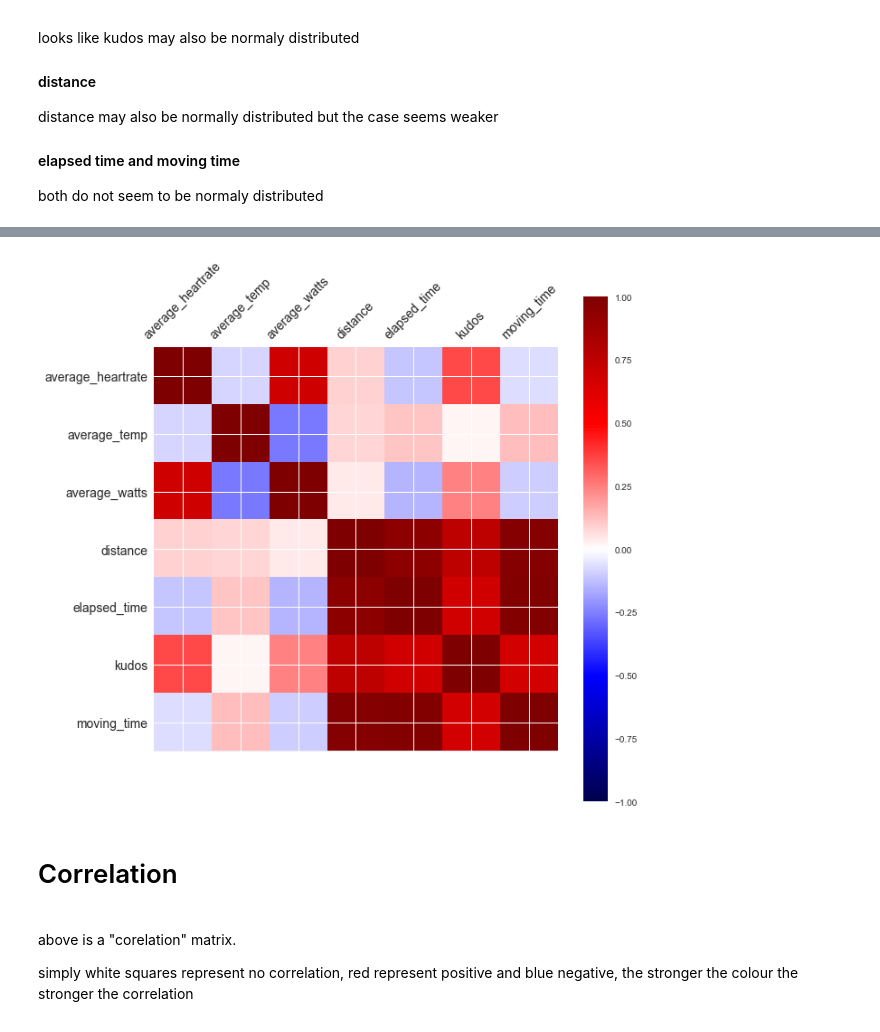
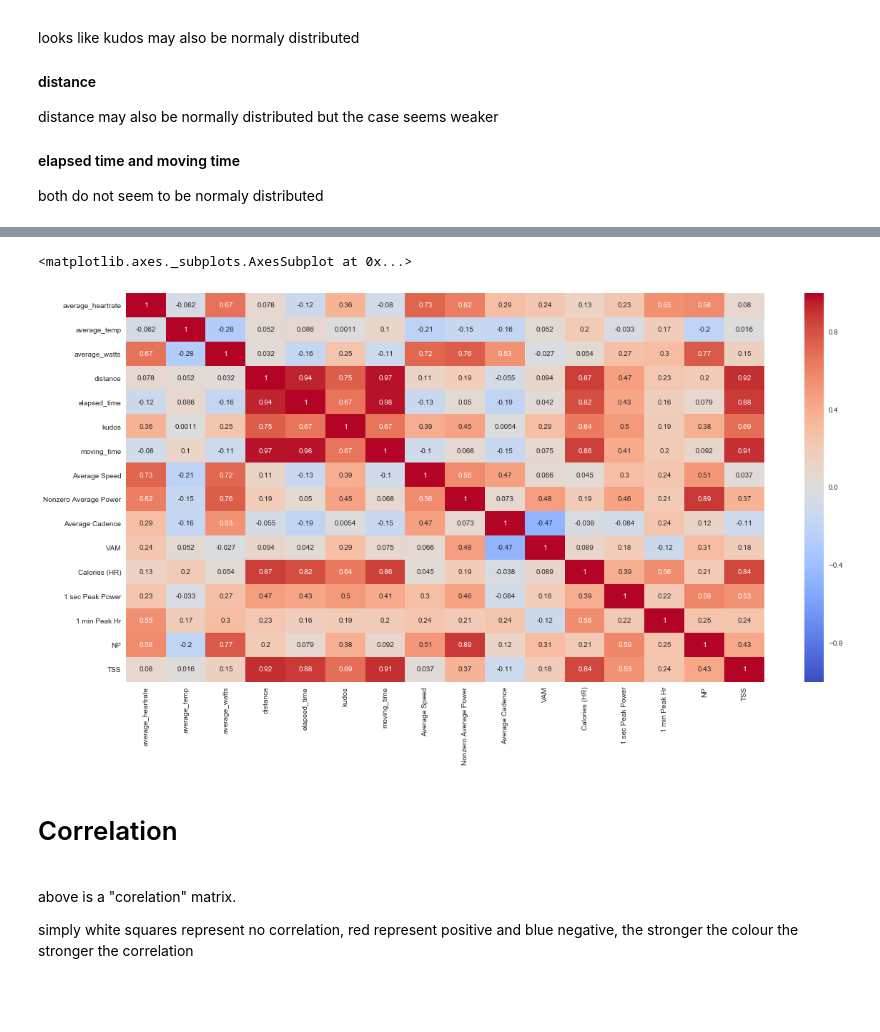
Before and after one commit to billy1234/DataScience-Portfolio, a Jupyter notebook: Portfolio 1.ipynb, the cells around one changed output, grey strips where cells are left out. Cells and saved outputs as stored; diff of their text form; code cells hidden in the pictures; blank space fills up the shorter version.

```diff
--- a/Portfolio 1.ipynb
+++ b/Portfolio 1.ipynb
@@ -130,0 +106,15 @@ df.head()
+# %%
+cheetah = cheetah[[
+    'Average Speed',
+    'Nonzero Average Power',
+    'Average Cadence',
+    'VAM',
+    'Calories (HR)',
+    '1 sec Peak Power',
+    '1 min Peak Hr',
+    'NP',
+    'TSS'
+]]
+df = strava.join(cheetah,how='inner')
+df = df[df['device_watts'] == True]
+df.head()
@@ -199,16 +200,19 @@ df.corr()
 # %%
-plt.rcParams["figure.figsize"] = (20,10)
+#plt.rcParams["figure.figsize"] = (20,10)
 from matplotlib import colors as cols
 
 
 correl = df.corr()
-mat = plt.matshow(correl,cmap='seismic',norm=cols.Normalize(-1,1))
-plt.colorbar(mat, ticks=[-1,-.75,-.5,-0.25,0,.25,.5,.75,1])
-plt.xticks(range(correl.shape[1]), correl.columns.values, fontsize=14, rotation=45)
-plt.yticks(range(correl.shape[1]), correl.columns.values, fontsize=14)
-plt.show()
+#mat = plt.matshow(correl,cmap='seismic',norm=cols.Normalize(-1,1))
+#plt.colorbar(mat, ticks=[-1,-.75,-.5,-0.25,0,.25,.5,.75,1])
+#plt.xticks(range(correl.shape[1]), correl.columns.values, fontsize=14, rotation=45)
+#plt.yticks(range(correl.shape[1]), correl.columns.values, fontsize=14)
+#plt.show()
+
+sns.heatmap(correl, cmap='coolwarm', annot=True,center=0, vmin=-1, vmax=1)
 # %% [output]
+<matplotlib.axes._subplots.AxesSubplot at 0x...>
-[figure, old version]
+[figure, new version]
 # %% [markdown]
 # Correlation
 <br/>
```
Also changed, not shown: parts of 12 cells of this notebook.
